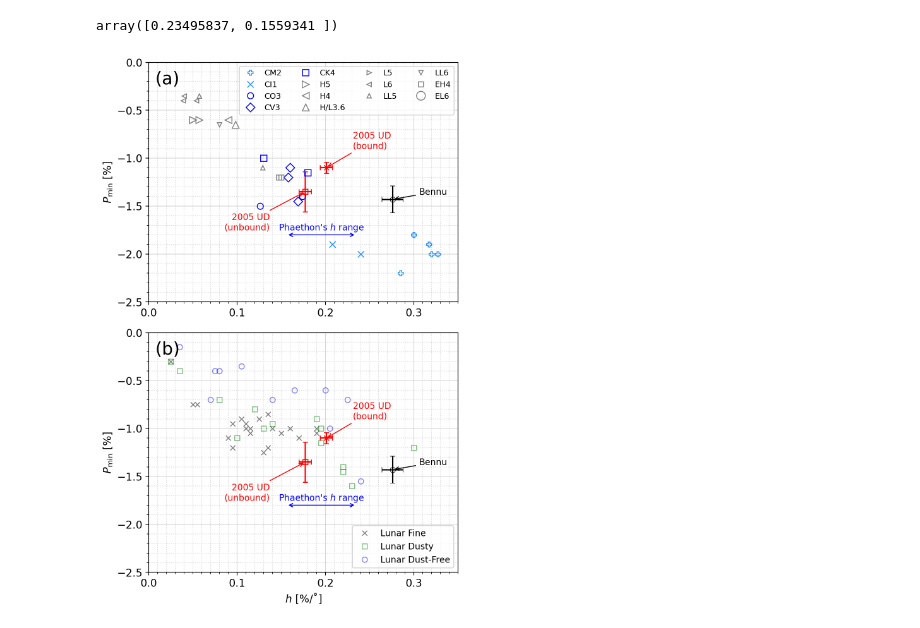
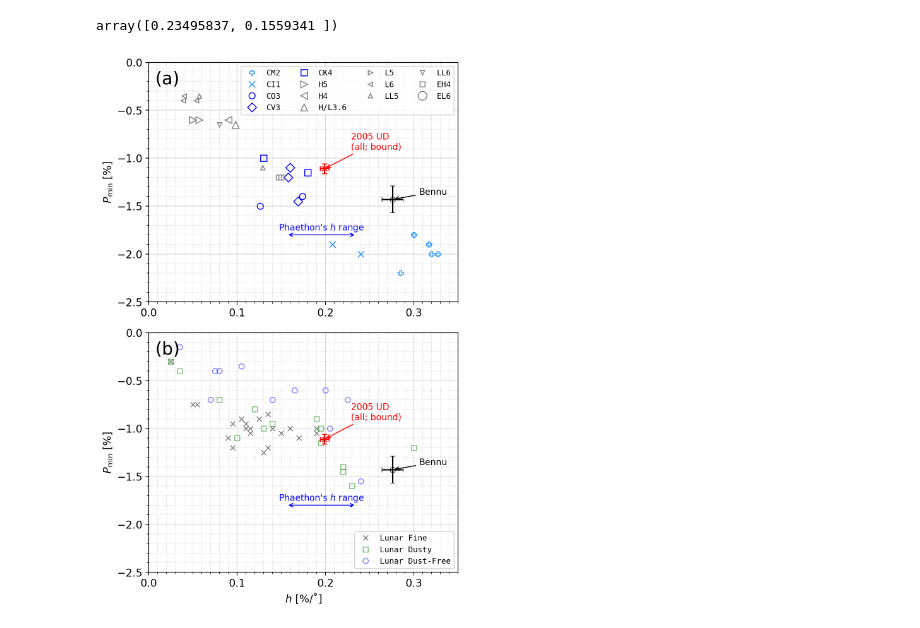
Before and after one commit to ysBach/IshiguroM_etal_155140_2005UD, a Jupyter notebook: polarimetry/Comparison_with_others.ipynb, the cells around one changed output. Drawn from its saved outputs; the diff is of its cells as text; code cells hidden in the pictures.

```diff
--- a/polarimetry/Comparison_with_others.ipynb
+++ b/polarimetry/Comparison_with_others.ipynb
@@ -18,8 +19,8 @@ import ysvisutilpy as yvu
 
 
 uddata = StringIO('''h h_err a0 a0_err Pmin Pmin_err
-0.201 0.007 19.69 0.30 -1.10 0.059
-0.177 0.007 18.08 0.56 -1.35 0.21
+0.199 0.005 19.97 0.18 -1.11 0.05
+0.194 0.005 19.77 0.19 -1.12 0.05
 ''')
 # the bound (c1/c2 positive) and unbound (allowed negative) results.
 
@@ -29,7 +30,7 @@ bennu = pd.DataFrame(data=[[0.276, 0.012, 17.88, 0.40, -1.43, 0.14]],
 
 FIGDIR = Path("figs")
 DATADIR = Path("../data")
-DATADIR2 = Path("../../__secured_data")  # Data by courtesy of I. Belskaya (to M. Ishiguro)
+DATADIR2 = Path("../../../__secured_data")  # Data by courtesy of I. Belskaya (to M. Ishiguro)
 # %%
 # We need to do it in a separate cell. See:
 # https://github.com/jupyter/notebook/issues/3385
@@ -144,28 +145,27 @@ abc = ['(a)', '(b)', '(c)']
 for i, ax in enumerate([axa, axm, axl]):
     ax.errorbar(uddata[xval][0], uddata[yval][0], **udkw1,
                 xerr=uddata[f"{xval}_err"][0], yerr=uddata[f"{yval}_err"][0])
-    ax.errorbar(uddata[xval][1], uddata[yval][1], **udkw2,
-                xerr=uddata[f"{xval}_err"][1], yerr=uddata[f"{yval}_err"][1])
+#     ax.errorbar(uddata[xval][1], uddata[yval][1], **udkw2,
+#                 xerr=uddata[f"{xval}_err"][1], yerr=uddata[f"{yval}_err"][1])
     ax.errorbar(bennu[xval], bennu[yval], **bnkw,
                 xerr=bennu[f"{xval}_err"], yerr=bennu[f"{yval}_err"])
     ax.text(0.02, 0.91, abc[i], transform=ax.transAxes, fontsize=20)
 
 for aa in [_ax1, _ax2]:
     aa.axis('off')
-    aa.errorbar(**nanpos, **udkw1, label="2005 UD\n(bound)")
-    aa.errorbar(**nanpos, **udkw2, label="2005 UD\n(unbound)")
+    aa.errorbar(**nanpos, **udkw1, label="2005 UD\n(all; bound)")
+#     aa.errorbar(**nanpos, **udkw2, label="2005 UD\n(unbound)")
     aa.errorbar(**nanpos, **bnkw, label="Bennu")
-
 
 axa.set(ylabel=r"$P_\mathrm{min}$ [%]", ylim=(-2.5, 0), xlim=(13, 32))
 axl.set(ylabel=r"$P_\mathrm{min}$ [%]", xlabel=r"$\alpha_0$ [˚]")
-_ax1.legend(loc=2, ncol=3, fontsize=9, title="(a) asteroid types")
-_ax2.legend(loc=3, ncol=3, fontsize=9, title="(b) meteorite types")
+_ax1.legend(loc=2, ncol=3, fontsize=9, title="(a) asteroid types", prop={'family': 'monospace', 'size': 9})
+_ax2.legend(loc=3, ncol=3, fontsize=9, title="(b) meteorite types", prop={'family': 'monospace', 'size': 9})
 
 yvu.linticker([axa, axm, axl], xmajlockws=5, xminlockws=1, ymajlockws=0.5, yminlockws=0.1)
 plt.tight_layout()
 fig.align_ylabels(axs)
 fig.align_xlabels(axs)
 plt.savefig(FIGDIR/"a0-Pmin.pdf")
-plt.show()
+plt.show();
 # %% [output]
@@ -209,23 +209,23 @@ annotkw3 = dict(color='b', fontsize=10, xycoords='data',
 for i, ax in enumerate([axm, axl]):
     ax.errorbar(uddata[xval][0], uddata[yval][0], **udkw1,
                 xerr=uddata[f"{xval}_err"][0], yerr=uddata[f"{yval}_err"][0])
-    ax.errorbar(uddata[xval][1], uddata[yval][1], **udkw2,
-                xerr=uddata[f"{xval}_err"][1], yerr=uddata[f"{yval}_err"][1])
+#     ax.errorbar(uddata[xval][1], uddata[yval][1], **udkw2,
+#                 xerr=uddata[f"{xval}_err"][1], yerr=uddata[f"{yval}_err"][1])
     ax.errorbar(bennu[xval], bennu[yval], **bnkw,
                 xerr=bennu[f"{xval}_err"], yerr=bennu[f"{yval}_err"])
     ax.annotate(
-        "2005 UD\n(bound)",
+        "2005 UD\n(all; bound)",
         xy=(uddata[xval][0], uddata[yval][0]),
         xytext=(uddata[xval][0] + 0.03, uddata[yval][0] + 0.2),
         **annotkw1,
     )
-    ax.annotate(
-        "2005 UD\n(unbound)",
-        xy=(uddata[xval][1], uddata[yval][1]),
-        xytext=(uddata[xval][1] - 0.04, uddata[yval][1] - 0.4),
-        **annotkw1,
-        horizontalalignment='right'
-    )
+#     ax.annotate(
+#         "2005 UD\n(unbound)",
+#         xy=(uddata[xval][1], uddata[yval][1]),
+#         xytext=(uddata[xval][1] - 0.04, uddata[yval][1] - 0.4),
+#         **annotkw1,
+#         horizontalalignment='right'
+#     )
     ax.annotate(
         "Bennu",
         xy=(bennu[xval], bennu[yval]),
@@ -237,33 +237,33 @@ for i, ax in enumerate([axm, axl]):
         xy=(min(h_phae), -1.8),
         xytext=(max(h_phae), -1.8),
         color='b', fontsize=10, xycoords='data',
         arrowprops=dict(arrowstyle="<->", color='b')
     )
     ax.annotate(
         "Phaethon's $h$ range",
         xy=(np.mean(h_phae), -1.8),
         horizontalalignment='center',
         xytext=(0, 5),
         color='b', fontsize=10, xycoords='data',
         textcoords='offset points',
 #         arrowprops=dict(arrowstyle="", color='b')
     )
     ax.text(0.02, 0.91, abc[i], transform=ax.transAxes, fontsize=20)
 
-axm.legend(loc=1, ncol=4, fontsize=9)
-axl.legend(loc=4, ncol=1, fontsize=10)
+axm.legend(loc=1, ncol=4, prop={'family': 'monospace', 'size': 9})
+axl.legend(loc=4, ncol=1, prop={'family': 'monospace', 'size': 9})
 # axm.legend(bbox_to_anchor=(1, 1), fontsize=10)
 # axl.legend(bbox_to_anchor=(1, 1), fontsize=10)
 
 axm.set(ylabel=r"$P_\mathrm{min}$ [%]", ylim=(-2.5, 0), xlim=(0, 0.35))
 axl.set(ylabel=r"$P_\mathrm{min}$ [%]", xlabel=r"$h$ [%/˚]", xlim=(0, 0.35))
 
 yvu.linticker([axm, axl], xmajlockws=0.1, xminlockws=0.01, ymajlockws=0.5, yminlockws=0.1)
 
 plt.tight_layout()
 fig.align_ylabels(axs)
 fig.align_xlabels(axs)
 plt.savefig(FIGDIR/"h-Pmin.pdf")
 plt.show()
 # %% [output]
-[figure, old version]
+[figure, new version]
```
Also changed, not shown: parts of 2 cells of this notebook, 2 other files.
